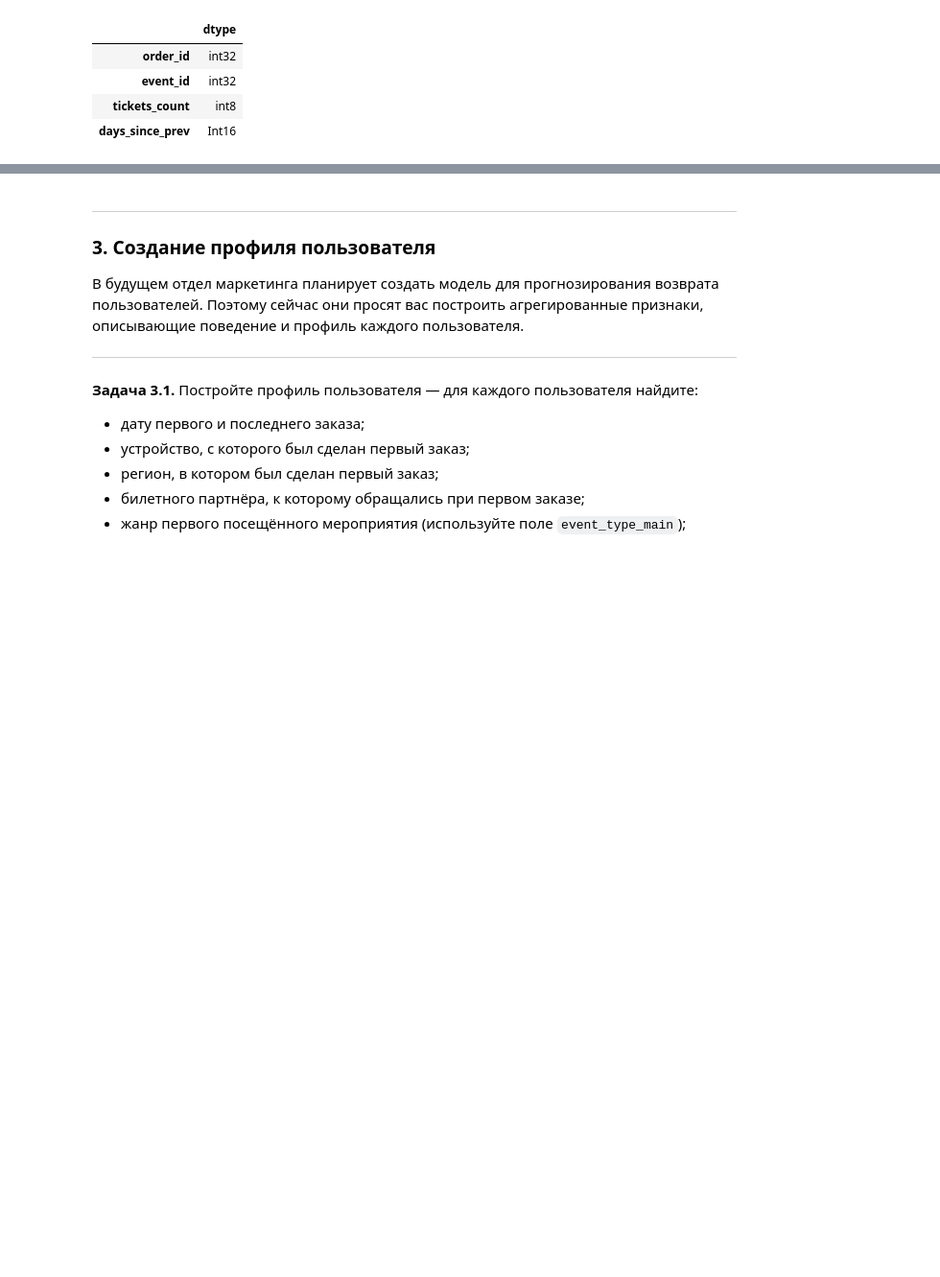
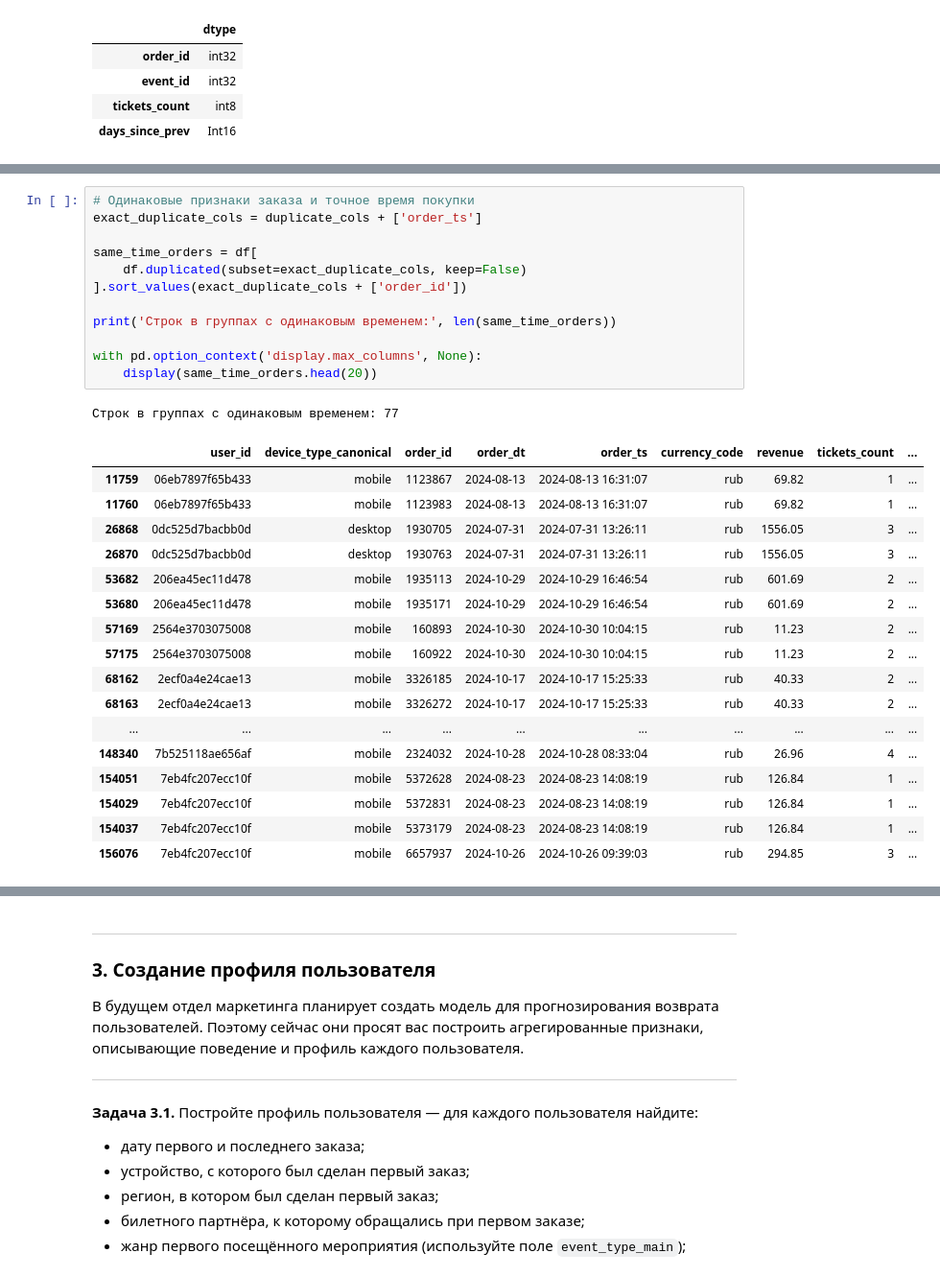
Before and after one commit to Shotta-dot/afisha_project, a Jupyter notebook: afisha_analysis.ipynb, the cells around one changed output, grey strips where cells are left out. Shown at 96% size. Drawn from its saved outputs; the diff is of its cells as text; blank space fills up the shorter version.

```diff
--- a/afisha_analysis.ipynb
+++ b/afisha_analysis.ipynb
@@ -534,0 +618,31 @@ Name: count, dtype: int64
+# %%
+# Одинаковые признаки заказа и точное время покупки
+exact_duplicate_cols = duplicate_cols + ['order_ts']
+
+same_time_orders = df[
+    df.duplicated(subset=exact_duplicate_cols, keep=False)
+].sort_values(exact_duplicate_cols + ['order_id'])
+
+print('Строк в группах с одинаковым временем:', len(same_time_orders))
+
+with pd.option_context('display.max_columns', None):
+    display(same_time_orders.head(20))
+# %% [output]
+Строк в группах с одинаковым временем: 77
+|  | user_id | device_type_canonical | order_id | order_dt | order_ts | currency_code | revenue | tickets_count | ... |
+| 11759 | 06eb7897f65b433 | mobile | 1123867 | 2024-08-13 | 2024-08-13 16:31:07 | rub | 69.82 | 1 | ... |
+| 11760 | 06eb7897f65b433 | mobile | 1123983 | 2024-08-13 | 2024-08-13 16:31:07 | rub | 69.82 | 1 | ... |
+| 26868 | 0dc525d7bacbb0d | desktop | 1930705 | 2024-07-31 | 2024-07-31 13:26:11 | rub | 1556.05 | 3 | ... |
+| 26870 | 0dc525d7bacbb0d | desktop | 1930763 | 2024-07-31 | 2024-07-31 13:26:11 | rub | 1556.05 | 3 | ... |
+| 53682 | 206ea45ec11d478 | mobile | 1935113 | 2024-10-29 | 2024-10-29 16:46:54 | rub | 601.69 | 2 | ... |
+| 53680 | 206ea45ec11d478 | mobile | 1935171 | 2024-10-29 | 2024-10-29 16:46:54 | rub | 601.69 | 2 | ... |
+| 57169 | 2564e3703075008 | mobile | 160893 | 2024-10-30 | 2024-10-30 10:04:15 | rub | 11.23 | 2 | ... |
+| 57175 | 2564e3703075008 | mobile | 160922 | 2024-10-30 | 2024-10-30 10:04:15 | rub | 11.23 | 2 | ... |
+| 68162 | 2ecf0a4e24cae13 | mobile | 3326185 | 2024-10-17 | 2024-10-17 15:25:33 | rub | 40.33 | 2 | ... |
+| 68163 | 2ecf0a4e24cae13 | mobile | 3326272 | 2024-10-17 | 2024-10-17 15:25:33 | rub | 40.33 | 2 | ... |
+| ... | ... | ... | ... | ... | ... | ... | ... | ... | ... |
+| 148340 | 7b525118ae656af | mobile | 2324032 | 2024-10-28 | 2024-10-28 08:33:04 | rub | 26.96 | 4 | ... |
+| 154051 | 7eb4fc207ecc10f | mobile | 5372628 | 2024-08-23 | 2024-08-23 14:08:19 | rub | 126.84 | 1 | ... |
+| 154029 | 7eb4fc207ecc10f | mobile | 5372831 | 2024-08-23 | 2024-08-23 14:08:19 | rub | 126.84 | 1 | ... |
+| 154037 | 7eb4fc207ecc10f | mobile | 5373179 | 2024-08-23 | 2024-08-23 14:08:19 | rub | 126.84 | 1 | ... |
+| 156076 | 7eb4fc207ecc10f | mobile | 6657937 | 2024-10-26 | 2024-10-26 09:39:03 | rub | 294.85 | 3 | ... |
```
Also changed, not shown: parts of 67 cells of this notebook.
